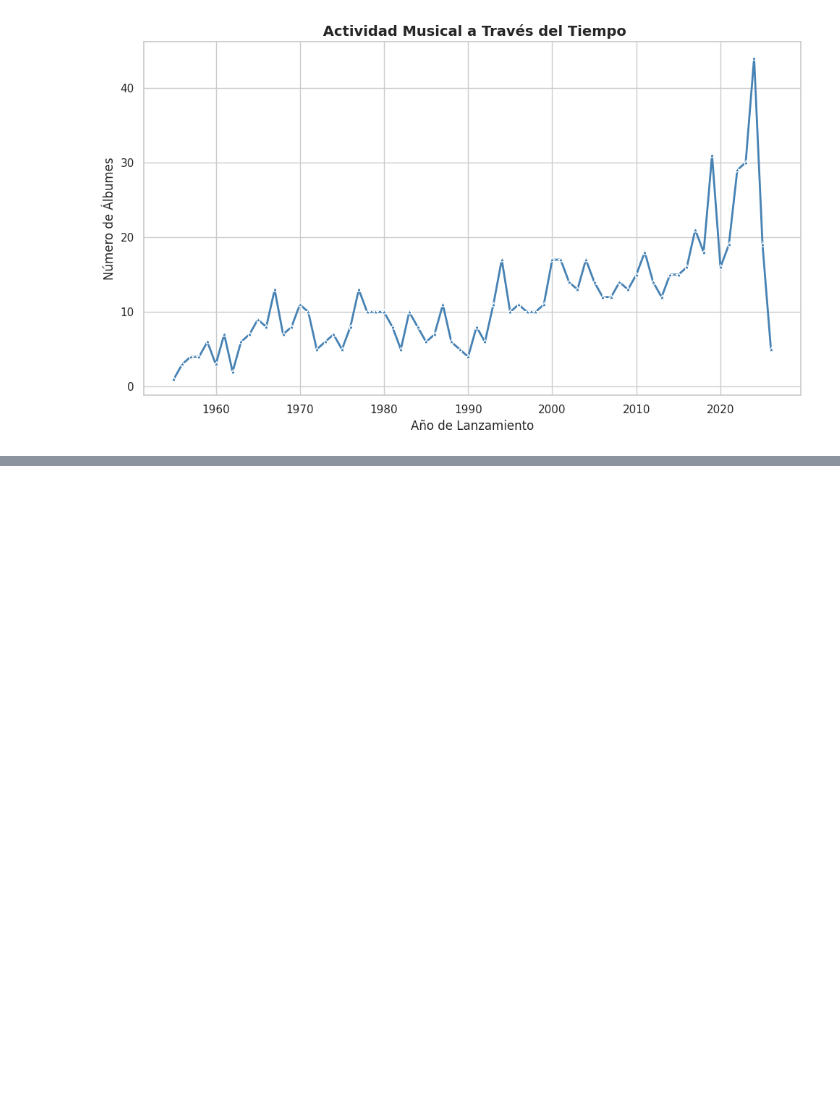
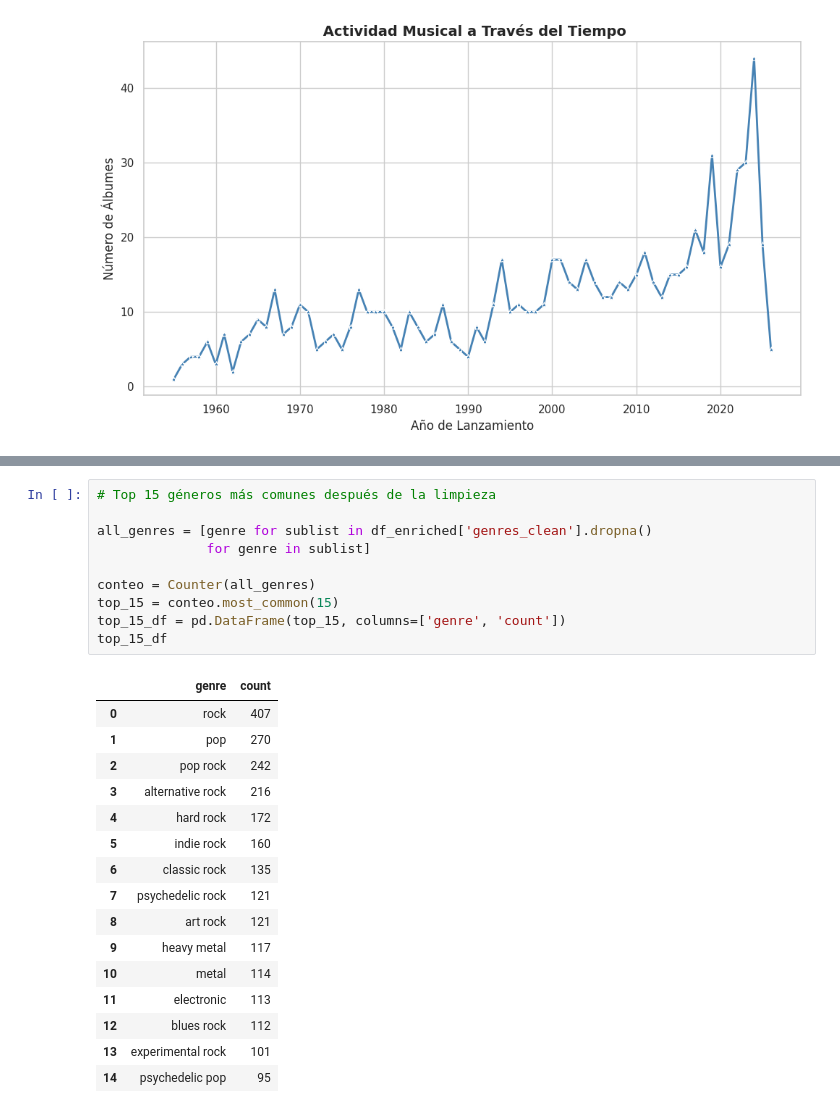
Before and after one commit to BCrown7/music-data-analysis, a Jupyter notebook: notebooks/eda_analysis.ipynb, the cells around one changed output, grey strips where cells are left out. Saved outputs shown, nothing was run; the diff lists cells and outputs as text; blank space fills up the shorter version.

Commit message:
feat: limpieza de géneros y enriquecimiento del dataset

```diff
--- a/notebooks/eda_analysis.ipynb
+++ b/notebooks/eda_analysis.ipynb
@@ -232,0 +283,27 @@ Dataset con géneros guardado. . .
+# %%
+# Top 15 géneros más comunes después de la limpieza
+
+all_genres = [genre for sublist in df_enriched['genres_clean'].dropna()
+              for genre in sublist]
+
+conteo = Counter(all_genres)
+top_15 = conteo.most_common(15)
+top_15_df = pd.DataFrame(top_15, columns=['genre', 'count'])
+top_15_df
+# %% [output]
+|  | genre | count |
+| 0 | rock | 407 |
+| 1 | pop | 270 |
+| 2 | pop rock | 242 |
+| 3 | alternative rock | 216 |
+| 4 | hard rock | 172 |
+| 5 | indie rock | 160 |
+| 6 | classic rock | 135 |
+| 7 | psychedelic rock | 121 |
+| 8 | art rock | 121 |
+| 9 | heavy metal | 117 |
+| 10 | metal | 114 |
+| 11 | electronic | 113 |
+| 12 | blues rock | 112 |
+| 13 | experimental rock | 101 |
+| 14 | psychedelic pop | 95 |
```
Also changed, not shown: parts of 8 cells of this notebook, 1 other file.
